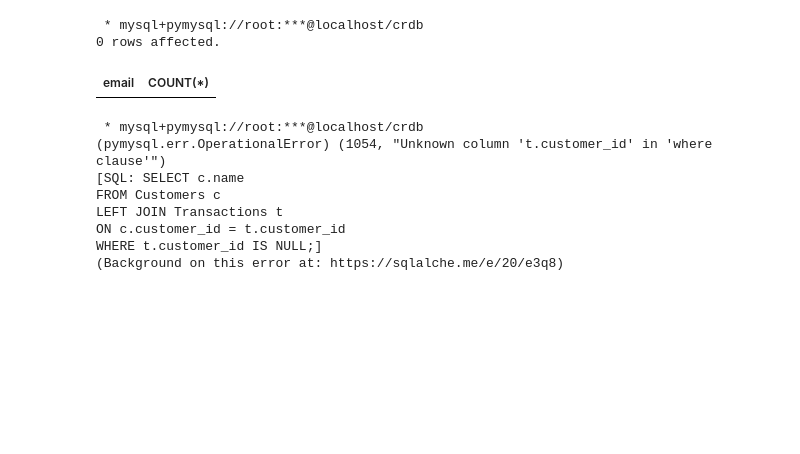
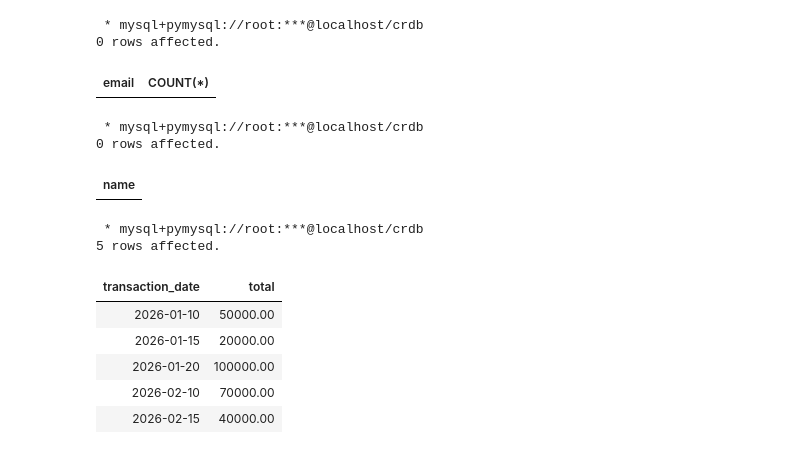
Before and after one commit to Maquiz1/interviews, a Jupyter notebook: crdb/data_integration_mysql/data-integration-mysql.ipynb, the cells around one changed output. Saved outputs shown, nothing was run; the diff lists cells and outputs as text; code cells hidden in the pictures; blank space fills up the shorter version.

```diff
--- a/crdb/data_integration_mysql/data-integration-mysql.ipynb
+++ b/crdb/data_integration_mysql/data-integration-mysql.ipynb
@@ -935,15 +935,12 @@ HAVING COUNT(*) > 1;
 %%sql
 SELECT c.name
 FROM Customers c
+LEFT JOIN Accounts a
+ON c.customer_id = a.customer_id
 LEFT JOIN Transactions t
-ON c.customer_id = t.customer_id
-WHERE t.customer_id IS NULL;
+ON a.account_id = t.account_id
+WHERE t.account_id IS NULL;
 # %% [output]
  * mysql+pymysql://root:***@localhost/crdb
-(pymysql.err.OperationalError) (1054, "Unknown column 't.customer_id' in 'where clause'")
-[SQL: SELECT c.name
-FROM Customers c
-LEFT JOIN Transactions t
-ON c.customer_id = t.customer_id
-WHERE t.customer_id IS NULL;]
-(Background on this error at: https://sqlalche.me/e/20/e3q8)
+0 rows affected.
+| name |
@@ -949,0 +949,16 @@ WHERE t.customer_id IS NULL;]
+# %%
+%%sql
+SELECT
+    transaction_date,
+    SUM(amount) AS total
+FROM Transactions
+GROUP BY transaction_date;
+# %% [output]
+ * mysql+pymysql://root:***@localhost/crdb
+5 rows affected.
+| transaction_date | total |
+| 2026-01-10 | 50000.00 |
+| 2026-01-15 | 20000.00 |
+| 2026-01-20 | 100000.00 |
+| 2026-02-10 | 70000.00 |
+| 2026-02-15 | 40000.00 |
```
Also changed, not shown: parts of 1 cell of this notebook.
